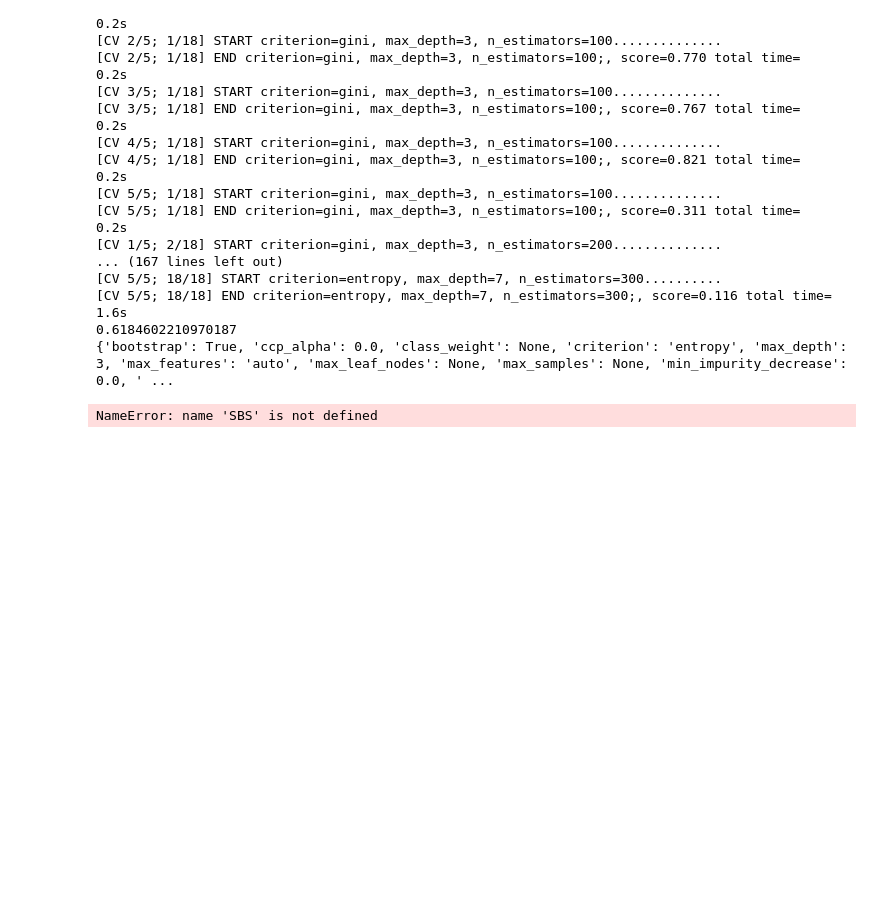
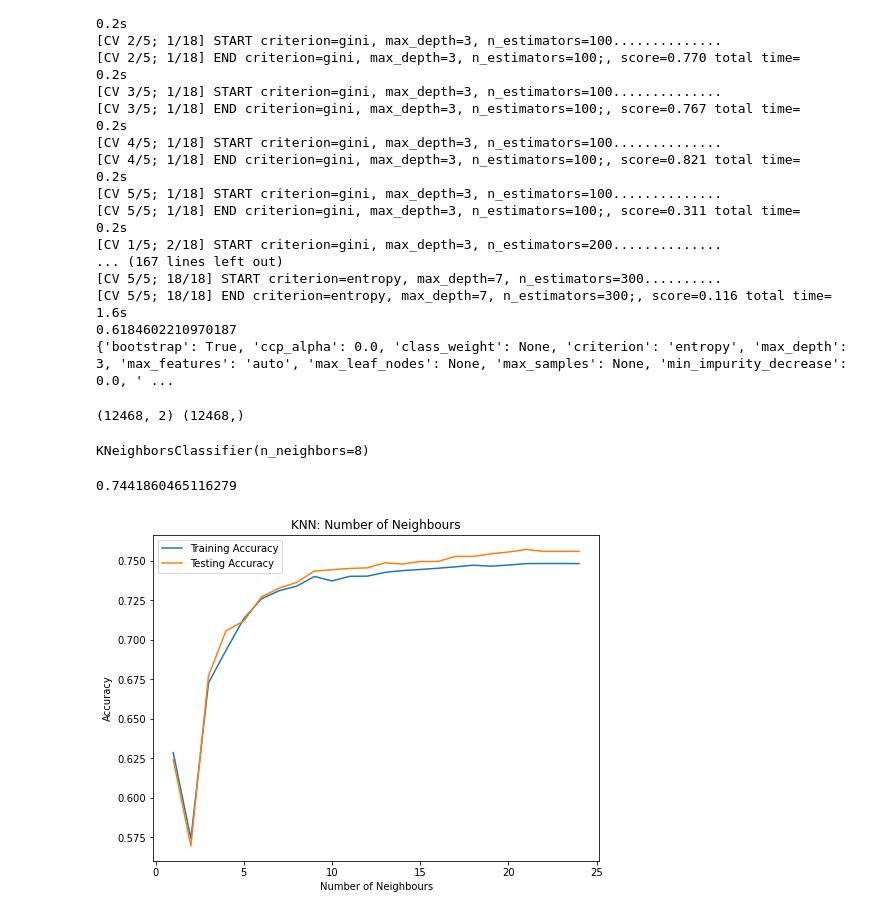
Before and after one commit to spag28/UCDPA_BethCartledge, a Jupyter notebook: Project.ipynb, the cells around one changed output. Cells and saved outputs as stored; diff of their text form; code cells hidden in the pictures; blank space fills up the shorter version.

```diff
--- a/Project.ipynb
+++ b/Project.ipynb
@@ -830,30 +830,53 @@ Fitting 5 folds for each of 18 candidates, totalling 90 fits
 [CV 5/5; 18/18] END criterion=entropy, max_depth=7, n_estimators=300;, score=0.116 total time=   1.6s
 0.6184602210970187
 {'bootstrap': True, 'ccp_alpha': 0.0, 'class_weight': None, 'criterion': 'entropy', 'max_depth': 3, 'max_features': 'auto', 'max_leaf_nodes': None, 'max_samples': None, 'min_impurity_decrease': 0.0, ' ...
-# %%
-import matplotlib.pyplot as plt
-from sklearn.neighbors import KNeighborsClassifier
-from sklearn.preprocessing import StandardScaler
-
-knn = KNeighborsClassifier(n_neighbors=5)
-
-#selecting features
-#sbs = SBS(knn, k_features = 1)
-#sbs.fit(X_train_std, y_train)
-
-#plotting performance of feature subsets
-#k_feat = [len(k) for k in sbs.subsets_]
-
-knn.fit(X_train, y_train)
-y_pred = knn.predict(X_test)
-
-
-plt.plot(k_feat, sbs.scores_, marker='o')
-plt.ylim([0.5,1.02])
-plt.ylabel('Accuracy')
-plt.xlabel('Number of features')
-plt.grid()
-plt.tight_layout()
-plt.show()
-# %% [output]
-NameError: name 'SBS' is not defined
+# %%
+import matplotlib.pyplot as plt
+from sklearn.neighbors import KNeighborsClassifier
+from sklearn.preprocessing import StandardScaler
+
+
+knn = KNeighborsClassifier(n_neighbors=8)
+
+X = Client[['AGE','YEARS_SINCE_INV']].values
+y = Client['INVESTMENT_TYPE'].values
+print(X.shape, y.shape)
+
+knn.fit(X, y)
+# %% [output]
+(12468, 2) (12468,)
+KNeighborsClassifier(n_neighbors=8)
+# %%
+from sklearn.model_selection import train_test_split
+
+X_train, X_test, y_train, y_test = train_test_split(X, y, test_size = 0.2, random_state=1, stratify = y)
+
+knn = KNeighborsClassifier(n_neighbors=10)
+knn.fit(X_train, y_train)
+print(knn.score(X_test, y_test))
+# %% [output]
+0.7441860465116279
+# %%
+train_accuracies = {}
+test_accuracies = {}
+
+neighbors = np.arange(1,25)
+
+for neighbor in neighbors:
+    knn = KNeighborsClassifier(n_neighbors= neighbor)
+    knn.fit(X_train, y_train)
+    train_accuracies[neighbor] = knn.score(X_train, y_train)
+    test_accuracies[neighbor] = knn.score(X_test, y_test)
+
+plt.figure(figsize=(8,6))
+plt.title('KNN: Number of Neighbours')
+plt.plot(neighbors, train_accuracies.values(), label = 'Training Accuracy')
+plt.plot(neighbors, test_accuracies.values(), label = 'Testing Accuracy')
+
+plt.legend()
+plt.xlabel('Number of Neighbours')
+plt.ylabel('Accuracy')
+
+plt.show()
+# %% [output]
+[figure, added]
```
Also changed, not shown: parts of 2 cells of this notebook.
